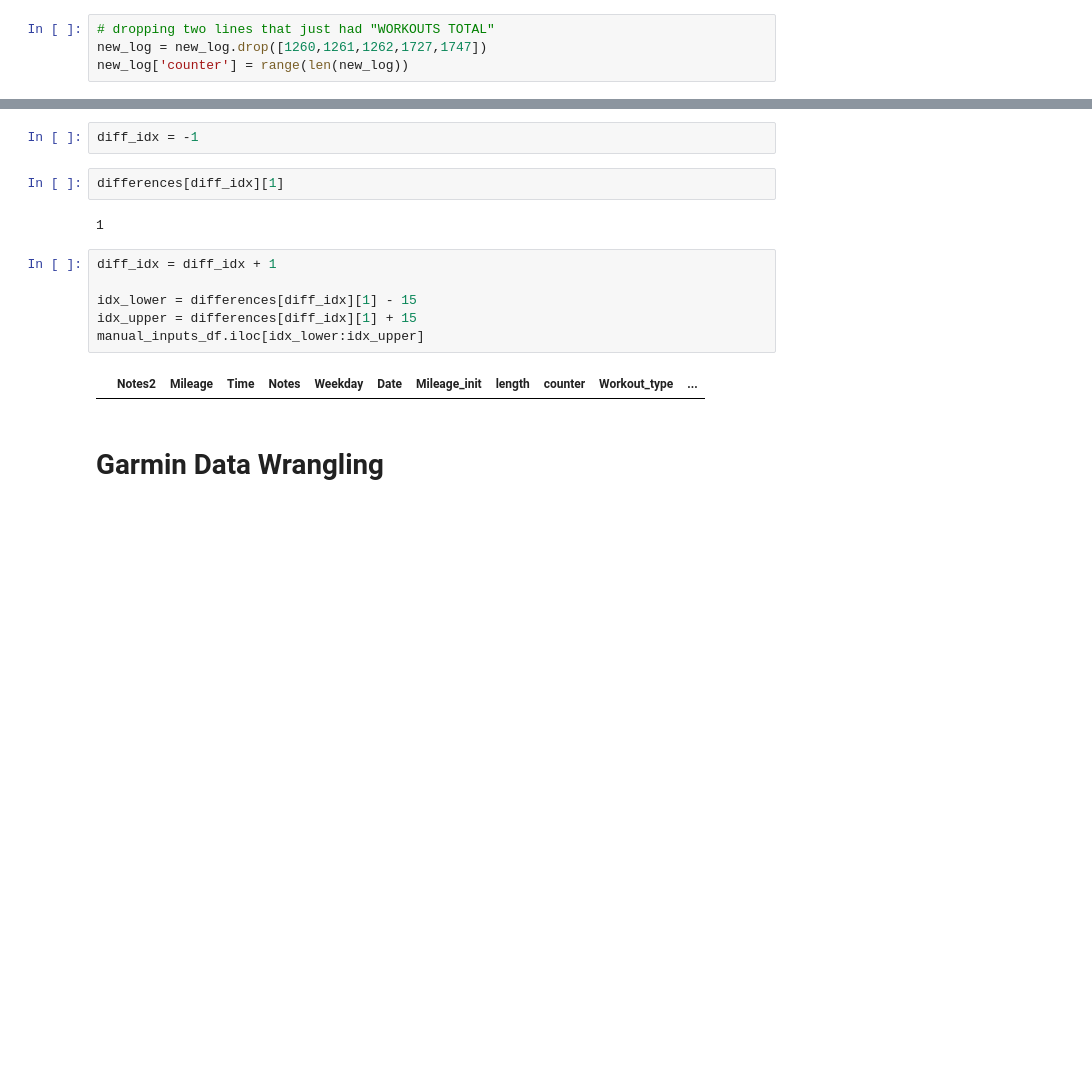
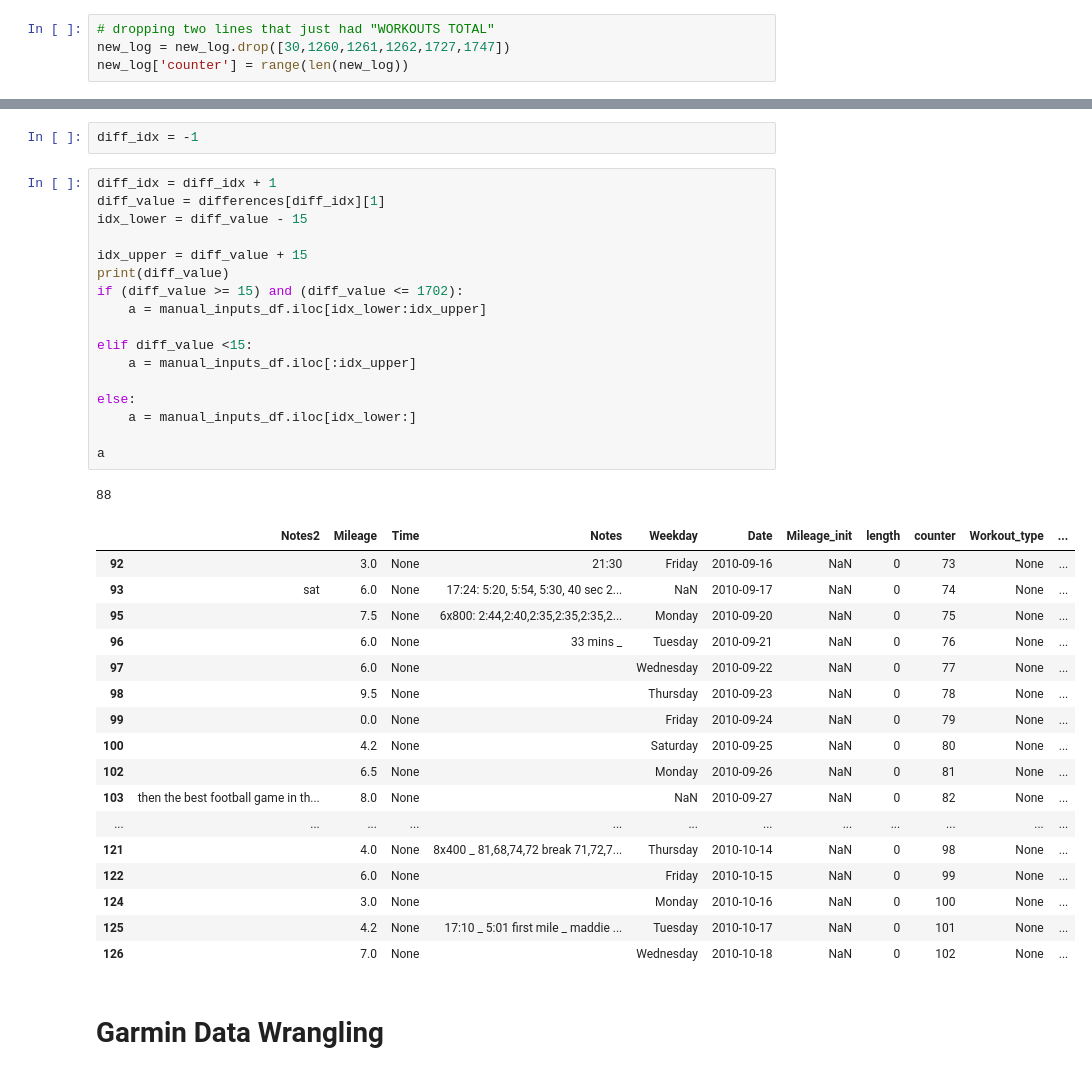
Before and after one commit to lilfetz22/Running_data, a Jupyter notebook: Running_Log.ipynb, the cells around one changed output, grey strips where cells are left out. Saved outputs shown, nothing was run; the diff lists cells and outputs as text; blank space fills up the shorter version.

```diff
--- a/Running_Log.ipynb
+++ b/Running_Log.ipynb
@@ -279,7 +279,7 @@ new_log.head()
 | 4 |  | 5 | NaN | Thursday | 6/25/10 | NaN | 0 | 4 | None | ... |
 # %%
 # dropping two lines that just had "WORKOUTS TOTAL"
-new_log = new_log.drop([1260,1261,1262,1727,1747])
+new_log = new_log.drop([30,1260,1261,1262,1727,1747])
 new_log['counter'] = range(len(new_log))
 # %%
 def workout_finder_fx(df, col, str_search, minutes, workout_type, *exclude):
@@ -995,18 +990,42 @@ See the caveats in the documentation: https://pandas.pydata.org/pandas-docs/stab
 Name: Date, Length: 1718, dtype: datetime64[ns]
 # %%
 diff_idx = -1
-# %%
-differences[diff_idx][1]
-# %% [output]
-1
 # %%
 diff_idx = diff_idx + 1
+diff_value = differences[diff_idx][1]
+idx_lower = diff_value - 15
 
-idx_lower = differences[diff_idx][1] - 15
-idx_upper = differences[diff_idx][1] + 15
-manual_inputs_df.iloc[idx_lower:idx_upper]
+idx_upper = diff_value + 15
+print(diff_value)
+if (diff_value >= 15) and (diff_value <= 1702):
+    a = manual_inputs_df.iloc[idx_lower:idx_upper]
+
+elif diff_value <15:
+    a = manual_inputs_df.iloc[:idx_upper]
+
+else:
+    a = manual_inputs_df.iloc[idx_lower:]
+
+a
 # %% [output]
+88
 |  | Notes2 | Mileage | Time | Notes | Weekday | Date | Mileage_init | length | counter | Workout_type | ... |
+| 92 |  | 3.0 | None | 21:30 | Friday | 2010-09-16 | NaN | 0 | 73 | None | ... |
+| 93 | sat | 6.0 | None | 17:24: 5:20, 5:54, 5:30, 40 sec 2... | NaN | 2010-09-17 | NaN | 0 | 74 | None | ... |
+| 95 |  | 7.5 | None | 6x800: 2:44,2:40,2:35,2:35,2:35,2... | Monday | 2010-09-20 | NaN | 0 | 75 | None | ... |
+| 96 |  | 6.0 | None | 33 mins _ | Tuesday | 2010-09-21 | NaN | 0 | 76 | None | ... |
+| 97 |  | 6.0 | None |  | Wednesday | 2010-09-22 | NaN | 0 | 77 | None | ... |
+| 98 |  | 9.5 | None |  | Thursday | 2010-09-23 | NaN | 0 | 78 | None | ... |
+| 99 |  | 0.0 | None |  | Friday | 2010-09-24 | NaN | 0 | 79 | None | ... |
+| 100 |  | 4.2 | None |  | Saturday | 2010-09-25 | NaN | 0 | 80 | None | ... |
+| 102 |  | 6.5 | None |  | Monday | 2010-09-26 | NaN | 0 | 81 | None | ... |
+| 103 | then the best football game in th... | 8.0 | None |  | NaN | 2010-09-27 | NaN | 0 | 82 | None | ... |
+| ... | ... | ... | ... | ... | ... | ... | ... | ... | ... | ... | ... |
+| 121 |  | 4.0 | None | 8x400 _ 81,68,74,72 break 71,72,7... | Thursday | 2010-10-14 | NaN | 0 | 98 | None | ... |
+| 122 |  | 6.0 | None |  | Friday | 2010-10-15 | NaN | 0 | 99 | None | ... |
+| 124 |  | 3.0 | None |  | Monday | 2010-10-16 | NaN | 0 | 100 | None | ... |
+| 125 |  | 4.2 | None | 17:10 _ 5:01 first mile _ maddie ... | Tuesday | 2010-10-17 | NaN | 0 | 101 | None | ... |
+| 126 |  | 7.0 | None |  | Wednesday | 2010-10-18 | NaN | 0 | 102 | None | ... |
 # %% [markdown]
 # Garmin Data Wrangling
 # %% [markdown]
```
Also changed, not shown: parts of 2 cells of this notebook.
